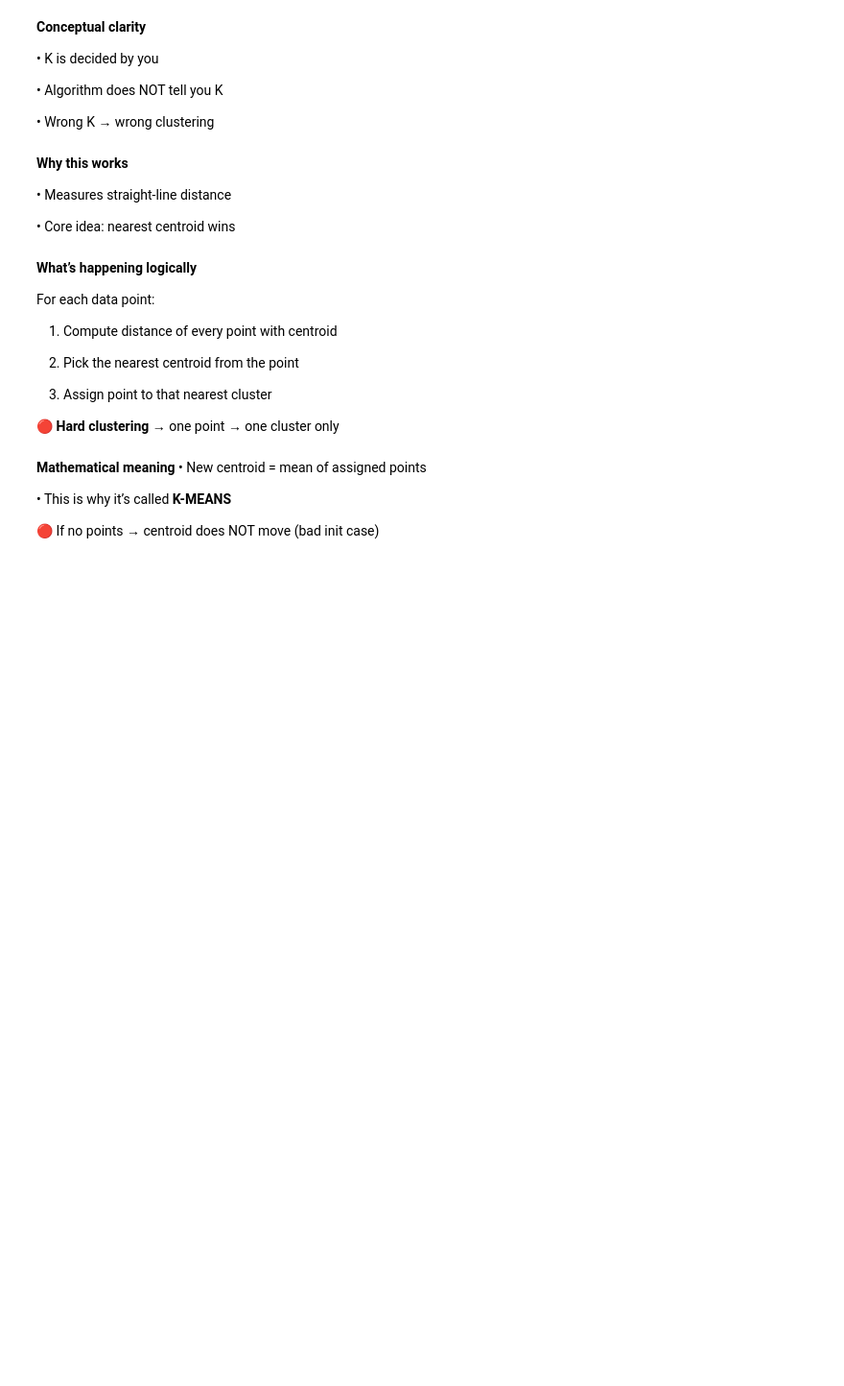
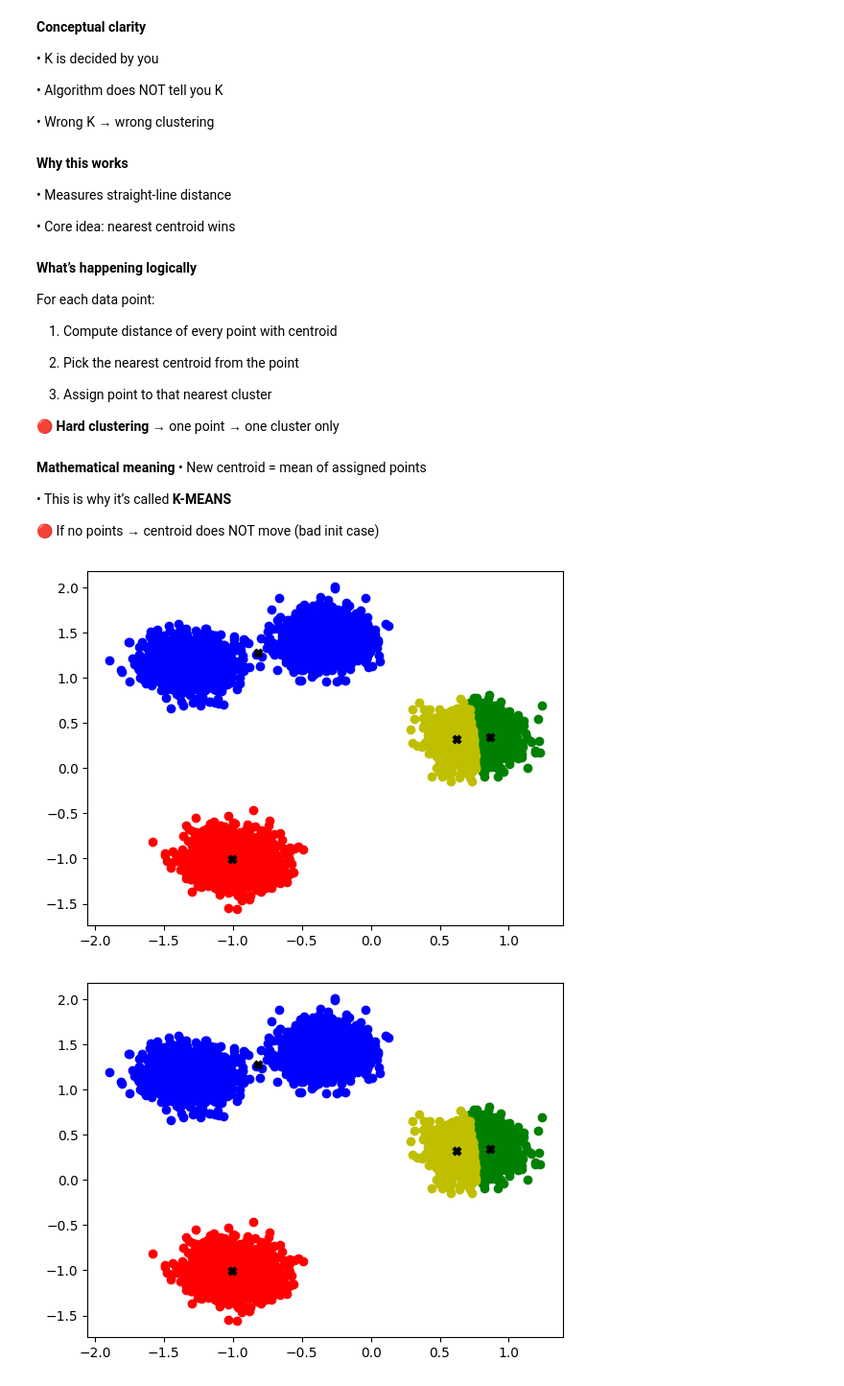
Before and after one commit to pushpjeetcholkar/machinelearning, a Jupyter notebook: KMeans_by_Pushpjeet_Cholkar.ipynb, the cells around one changed output. Shown at 96% size. Saved outputs shown, nothing was run; the diff lists cells and outputs as text; code cells hidden in the pictures; blank space fills up the shorter version.

```diff
--- a/KMeans_by_Pushpjeet_Cholkar.ipynb
+++ b/KMeans_by_Pushpjeet_Cholkar.ipynb
@@ -166,17 +170,24 @@ def update_centroids(centroids):
 # %%
 # Step 9: Visualization Function (very important)
 def plot_clusters(centroids):
-
     for c in centroids:
         points = np.array(centroids[c]["points"])
+        if len(points) > 0:
+            plt.scatter(points[:,0], points[:,1], color=centroids[c]["color"])
 
-        # Plot data points of each cluster
-        if len(points) > 0:
-            plt.scatter(points[:, 0], points[:, 1],
-                        color=centroids[c]["color"])
+        center = centroids[c]["center"]
+        plt.scatter(center[0], center[1], color='black', marker='X')
 
-        # Plot centroid of each cluster
-        center = centroids[c]["center"]
-        plt.scatter(center[0], center[1],
-                    color='black', marker='X', s=200)
-        plt.show()
+    plt.show()
+# %%
+# Step 10: Run K-Means Iteratively
+for i in range(10):
+    assign_points_to_cluster(X, centroids)
+    plot_clusters(centroids) # Uncommented to show progress
+    update_centroids(centroids)
+
+# Plot the final clusters after all iterations
+plot_clusters(centroids)
+# %% [output]
+[figure, added]
+[figure, added]
```
Also changed, not shown: parts of 6 cells of this notebook.
